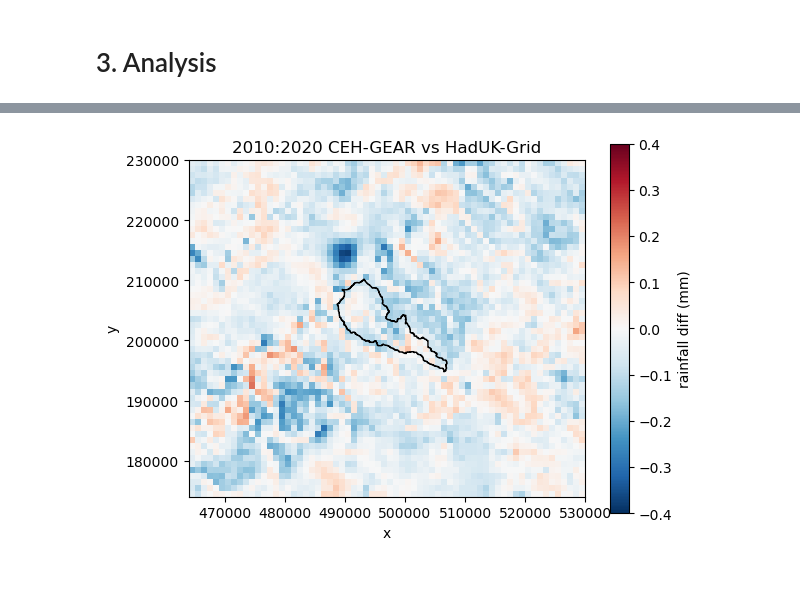
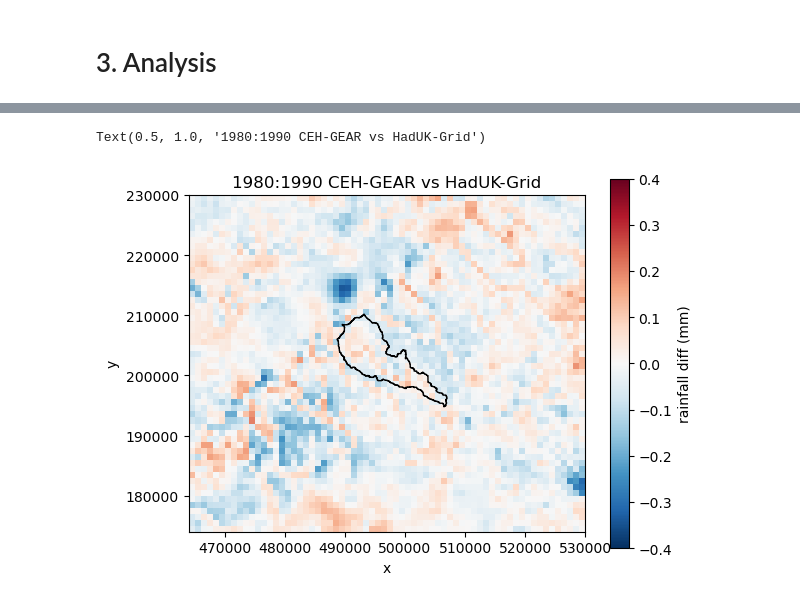
Before and after one commit to Thomasjkeel/FDRI_Chess-rain-gauges, a Jupyter notebook: chess_catchment.ipynb, the cells around one changed output, grey strips where cells are left out. Drawn from its saved outputs; the diff is of its cells as text; code cells hidden in the pictures.

Commit message:
make decade mean diff plot

```diff
--- a/chess_catchment.ipynb
+++ b/chess_catchment.ipynb
@@ -174,15 +176,16 @@ plot_gauge_scatter(metadata_on_date=daily_metadata_on_date, ax=ax)
 [figure]
 # %%
-start_year, end_year = 2010, 2020
+start_year, end_year = 1980, 1990
 fig, ax = plt.subplots(1)
 ceh_haduk_diff.sel(time=slice(str(start_year), str(end_year))).mean('time')[f'{RAIN_COL}_diff'].plot(ax=ax, vmin=-0.4, vmax=0.4, cmap='RdBu_r', cbar_kwargs={'label':'rainfall diff (mm)'})
 chess_shp.plot(ax=ax, facecolor='none')
 ax.set_xlim(CHESS_XRANGE)
 ax.set_ylim(CHESS_YRANGE)
 ax.set_title(f'{start_year}:{end_year} CEH-GEAR vs HadUK-Grid')
 # fig.savefig(f'figures/chess_ceh_vs_haduk_{start_year}to{end_year}mean.png', bbox_inches='tight', dpi=150)
 # %% [output]
+Text(0.5, 1.0, '1980:1990 CEH-GEAR vs HadUK-Grid')
-[figure, old version]
+[figure, new version]
 # %%
 start_year, end_year = 1980, 1990
 fig, ax = plt.subplots(1)
```
Also changed, not shown: parts of 9 cells of this notebook, 2 other files.
